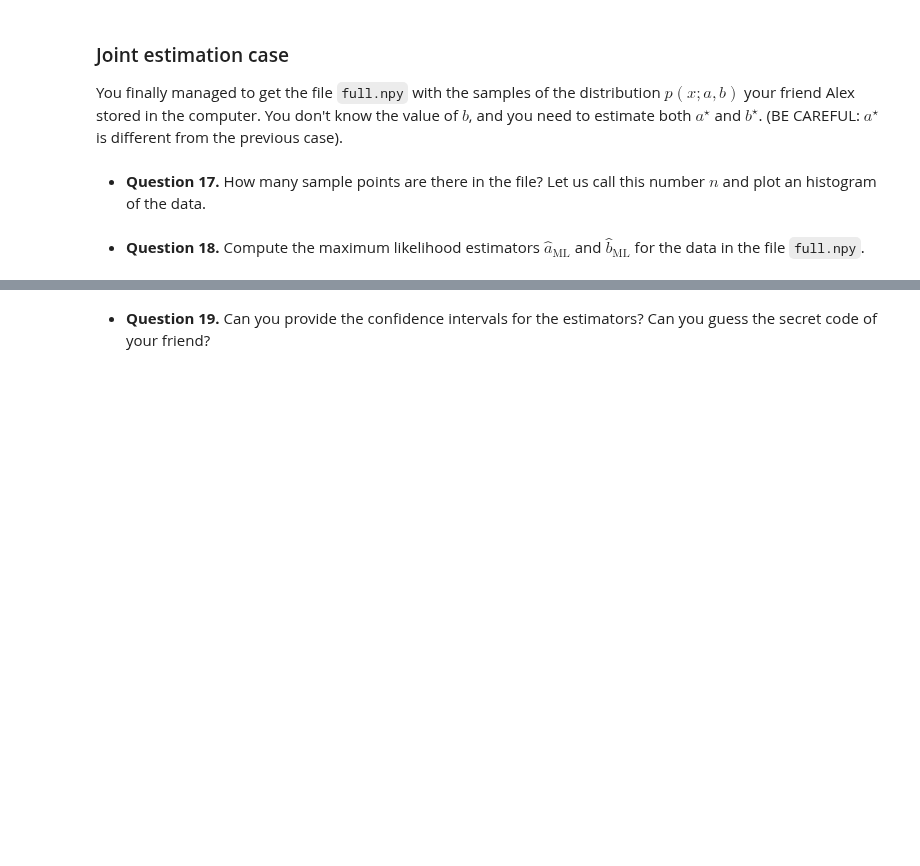
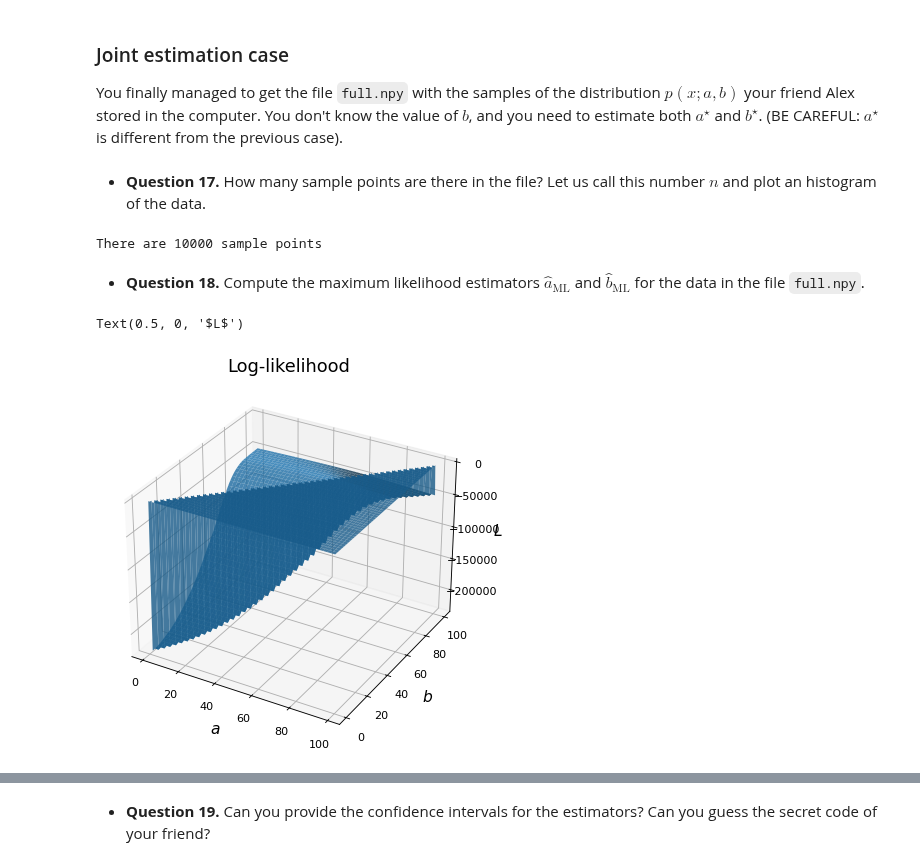
Before and after one commit to AleCardinale/Fundamentals-Inference-Learning, a Jupyter notebook: HW1/crack_the_code.ipynb, the cells around one changed output, grey strips where cells are left out. Saved outputs shown, nothing was run; the diff lists cells and outputs as text; code cells hidden in the pictures; blank space fills up the shorter version.

```diff
--- a/HW1/crack_the_code.ipynb
+++ b/HW1/crack_the_code.ipynb
@@ -309,5 +430,49 @@ Stick with the case where $b=20$, and sample $N=1000$ points from the distributi
 You finally managed to get the file `full.npy` with the samples of the distribution $p(x;a,b)$ your friend Alex stored in the computer. You don't know the value of $b$, and you need to estimate both $a^\star$ and $b^\star$. (BE CAREFUL: $a^\star$ is different from the previous case).
 # %% [markdown]
 - **Question 17.** How many sample points are there in the file? Let us call this number $n$ and plot an histogram of the data.
+# %%
+dataset = np.load('full.npy')
+n = len(dataset)
+print(f"There are {n} sample points")
+# %% [output]
+There are 10000 sample points
 # %% [markdown]
 - **Question 18.** Compute the maximum likelihood estimators $\hat a_\text{ML}$ and $\hat b_\text{ML}$ for the data in the file `full.npy`.
+# %%
+def loglh(a,b,x):
+  logl=0
+  for i in x:
+    logl+=np.log(pdf(i, a, b) + 1e-10)
+  return logl
+# %%
+# Array of candidate values. Assume uniform distribution
+
+tab_b = np.arange(1, 100)   # a and b are integers of 2 digits
+tab_a = np.arange(1, 100)
+# Comoute the log likelyhood
+z_list = list()
+for b in tab_b:
+    for a in tab_a:
+        if a <= b:
+            z_list.append(loglh(a, b , dataset))
+        else:
+            z_list.append(0)
+
+zs = np.array(z_list)
+A, B = np.meshgrid(tab_a,tab_b)
+Z = zs.reshape(A.shape)
+#Z = np.zeros((len(zs), len(zs)))
+#for i in range(len(zs)):
+#    Z[i] = zs
+# %%
+# Plot the log likelihood
+fig = plt.figure(figsize=(9,6), dpi=80)
+ax = fig.add_subplot(111, projection='3d') #we create the 3d axis
+plt.title('Log-likelihood', fontsize=16)
+ax.plot_surface(A, B, Z, alpha=0.8)
+ax.set_xlabel('$a$', fontsize=14)
+ax.set_ylabel('$b$', fontsize=14)
+ax.set_zlabel('$L$', fontsize=14)
+# %% [output]
+Text(0.5, 0, '$L$')
+[figure, added]
```
Also changed, not shown: parts of 25 cells of this notebook, 1 other file.
